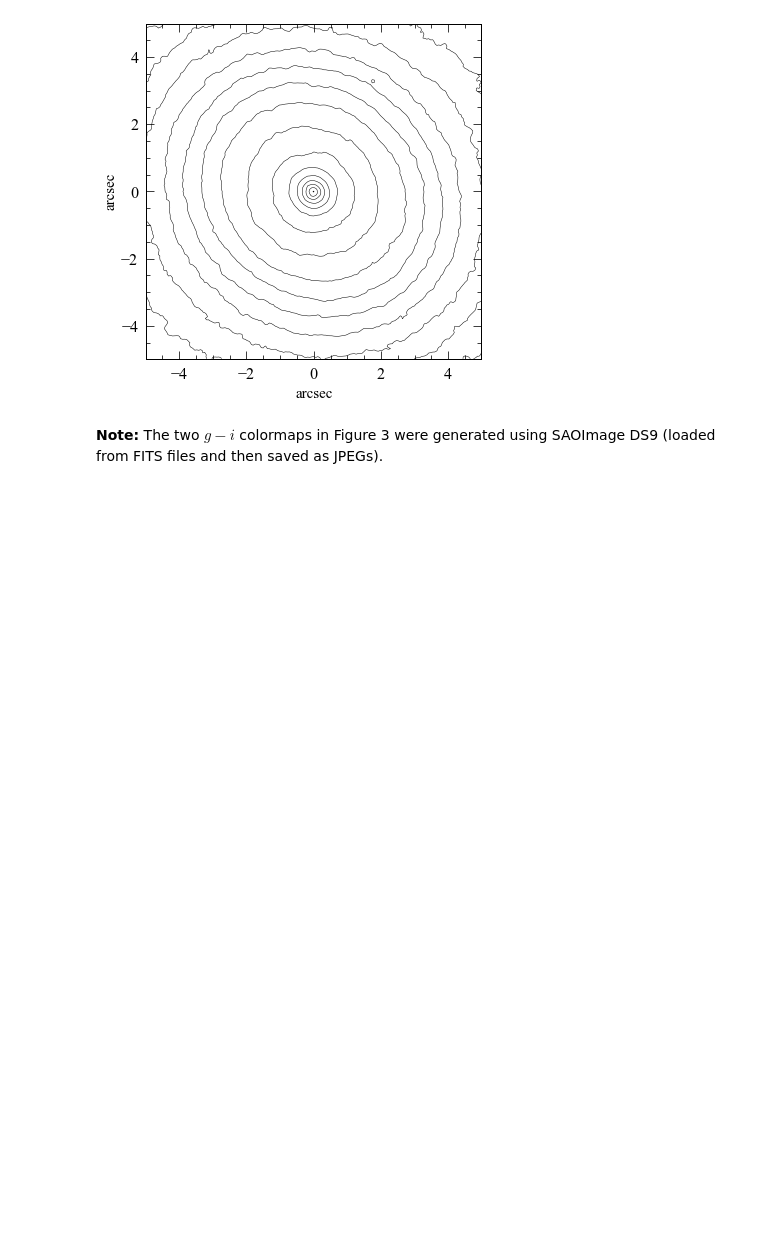
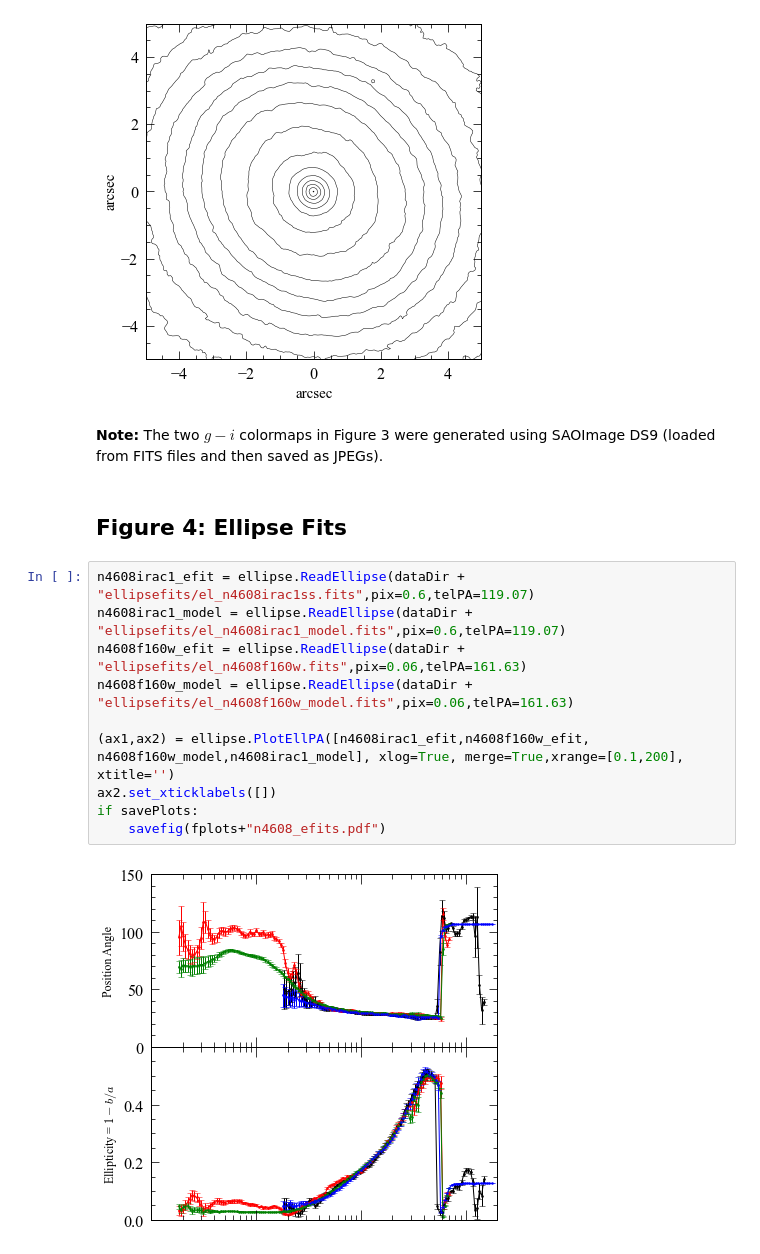
Before and after one commit to perwin/n4608-n4643, a Jupyter notebook: n4608n4643_figures_for_paper.ipynb, the cells around one changed output. Saved outputs shown, nothing was run; the diff lists cells and outputs as text; blank space fills up the shorter version.

Commit message:
Updated ellipse-fit files; added Figure 4 to Jupyter notebook

```diff
--- a/n4608n4643_figures_for_paper.ipynb
+++ b/n4608n4643_figures_for_paper.ipynb
@@ -115,3 +111,17 @@ if savePlots:
 [figure]
 # %% [markdown]
 **Note:** The two $g - i$ colormaps in Figure 3 were generated using SAOImage DS9 (loaded from FITS files and then saved as JPEGs).
+# %% [markdown]
+## Figure 4: Ellipse Fits
+# %%
+n4608irac1_efit = ellipse.ReadEllipse(dataDir + "ellipsefits/el_n4608irac1ss.fits",pix=0.6,telPA=119.07)
+n4608irac1_model = ellipse.ReadEllipse(dataDir + "ellipsefits/el_n4608irac1_model.fits",pix=0.6,telPA=119.07)
+n4608f160w_efit = ellipse.ReadEllipse(dataDir + "ellipsefits/el_n4608f160w.fits",pix=0.06,telPA=161.63)
+n4608f160w_model = ellipse.ReadEllipse(dataDir + "ellipsefits/el_n4608f160w_model.fits",pix=0.06,telPA=161.63)
+
+(ax1,ax2) = ellipse.PlotEllPA([n4608irac1_efit,n4608f160w_efit, n4608f160w_model,n4608irac1_model], xlog=True, merge=True,xrange=[0.1,200], xtitle='')
+ax2.set_xticklabels([])
+if savePlots:
+    savefig(fplots+"n4608_efits.pdf")
+# %% [output]
+[figure, added]
```
Also changed, not shown: parts of 4 cells of this notebook, 4 other files.
